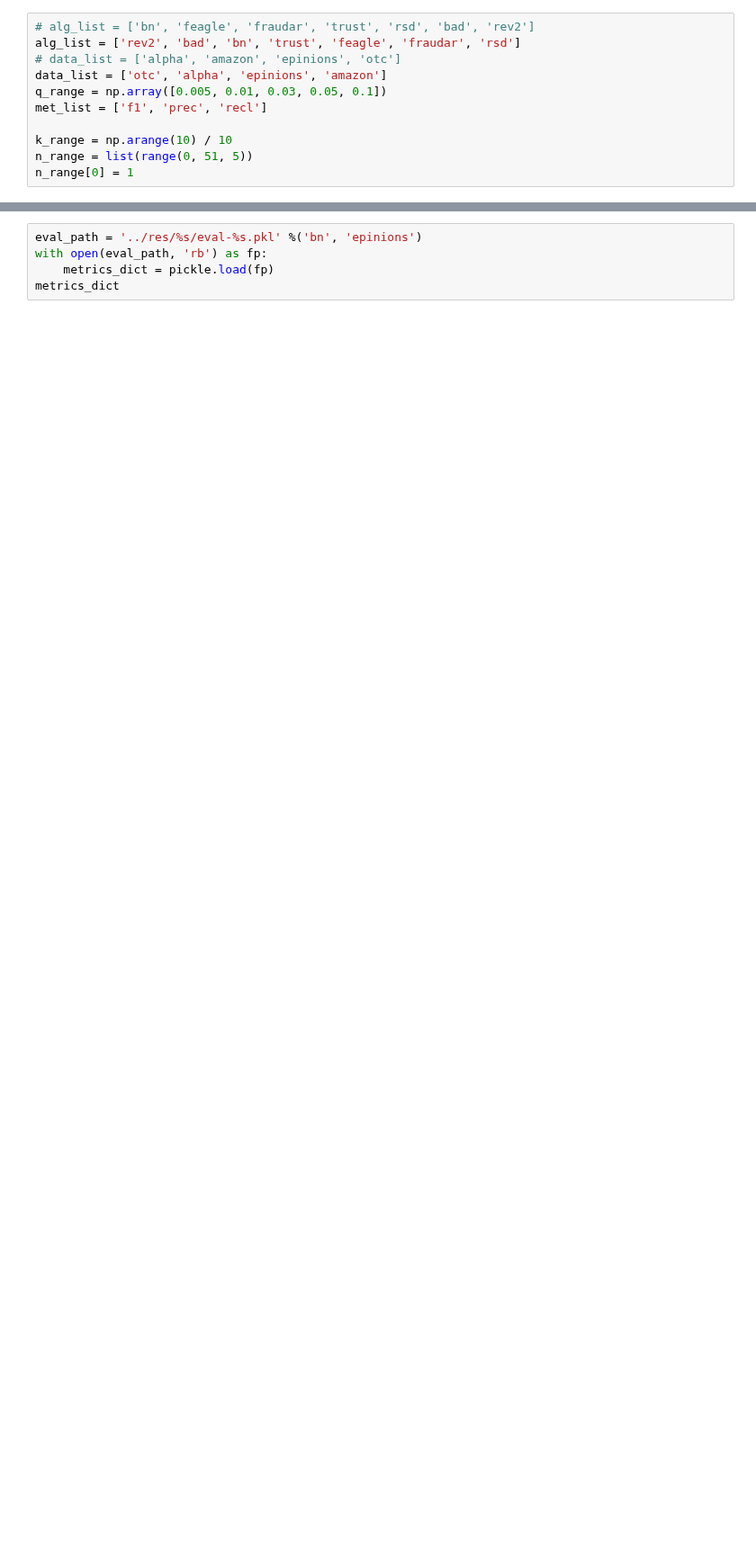
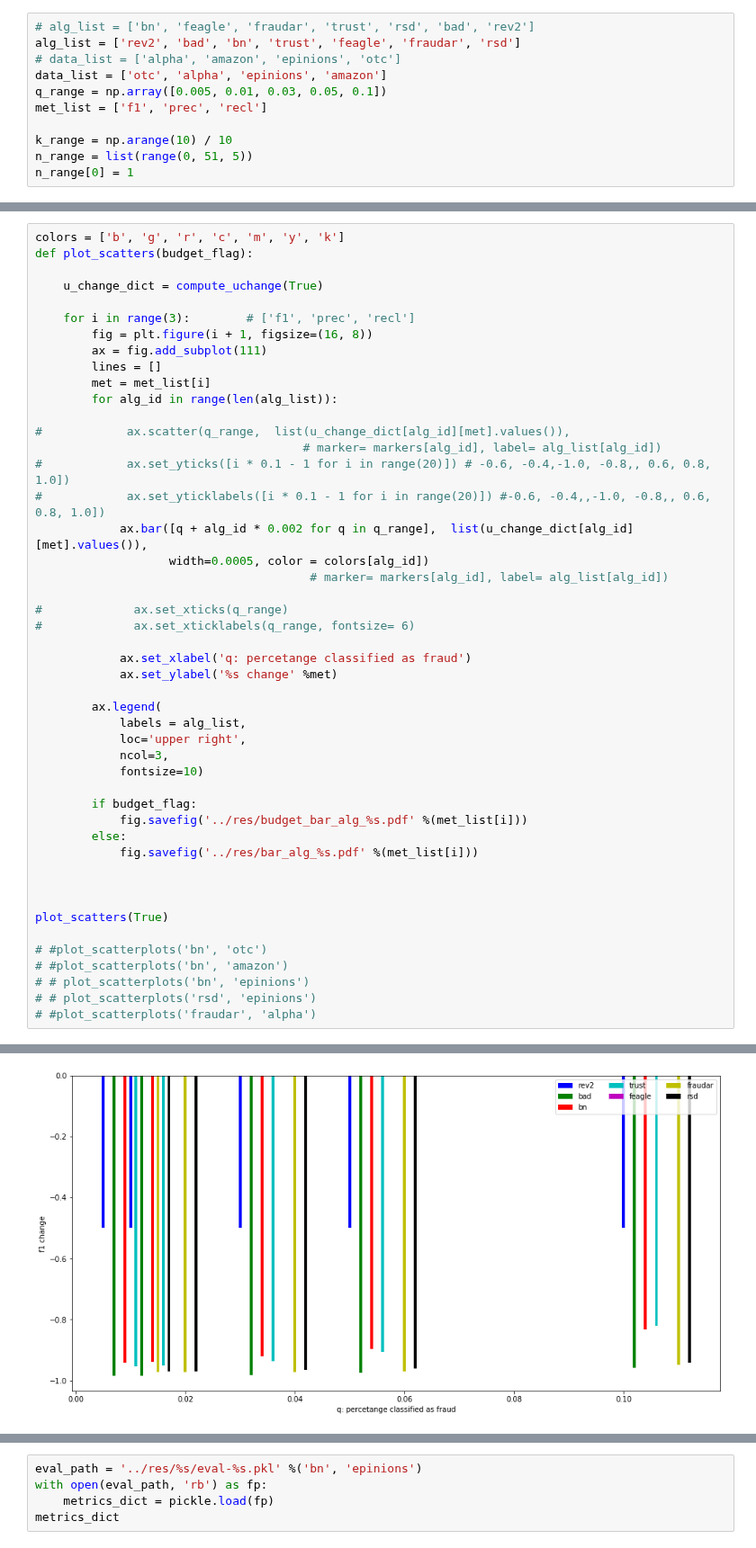
Before and after one commit to rzlll/DataMining, a Jupyter notebook: src/scatterplots.ipynb, the cells around one changed output, grey strips where cells are left out. Shown at 90% size. Drawn from its saved outputs; the diff is of its cells as text; blank space fills up the shorter version.

```diff
--- a/src/scatterplots.ipynb
+++ b/src/scatterplots.ipynb
@@ -62,0 +447,48 @@ print(metrics_dict)
+# %%
+colors = ['b', 'g', 'r', 'c', 'm', 'y', 'k']
+def plot_scatters(budget_flag):
+
+    u_change_dict = compute_uchange(True)
+
+    for i in range(3):        # ['f1', 'prec', 'recl']
+        fig = plt.figure(i + 1, figsize=(16, 8))
+        ax = fig.add_subplot(111)
+        lines = []
+        met = met_list[i]
+        for alg_id in range(len(alg_list)):
+
+#            ax.scatter(q_range,  list(u_change_dict[alg_id][met].values()),
+                                      # marker= markers[alg_id], label= alg_list[alg_id])
+#            ax.set_yticks([i * 0.1 - 1 for i in range(20)]) # -0.6, -0.4,-1.0, -0.8,, 0.6, 0.8, 1.0])
+#            ax.set_yticklabels([i * 0.1 - 1 for i in range(20)]) #-0.6, -0.4,,-1.0, -0.8,, 0.6, 0.8, 1.0])
+            ax.bar([q + alg_id * 0.002 for q in q_range],  list(u_change_dict[alg_id][met].values()),
+                   width=0.0005, color = colors[alg_id])
+                                       # marker= markers[alg_id], label= alg_list[alg_id])
+
+#             ax.set_xticks(q_range)
+#             ax.set_xticklabels(q_range, fontsize= 6)
+
+            ax.set_xlabel('q: percetange classified as fraud')
+            ax.set_ylabel('%s change' %met)
+
+        ax.legend(
+            labels = alg_list,
+            loc='upper right',
+            ncol=3,
+            fontsize=10)
+
+        if budget_flag:
+            fig.savefig('../res/budget_bar_alg_%s.pdf' %(met_list[i]))
+        else:
+            fig.savefig('../res/bar_alg_%s.pdf' %(met_list[i]))
+
+
+
+plot_scatters(True)
+
+# #plot_scatterplots('bn', 'otc')
+# #plot_scatterplots('bn', 'amazon')
+# # plot_scatterplots('bn', 'epinions')
+# # plot_scatterplots('rsd', 'epinions')
+# #plot_scatterplots('fraudar', 'alpha')
+# %% [output]
@@ -62,0 +523 @@ print(metrics_dict)
+[figure, added]
```
Also changed, not shown: parts of 13 cells of this notebook, 19 other files.
